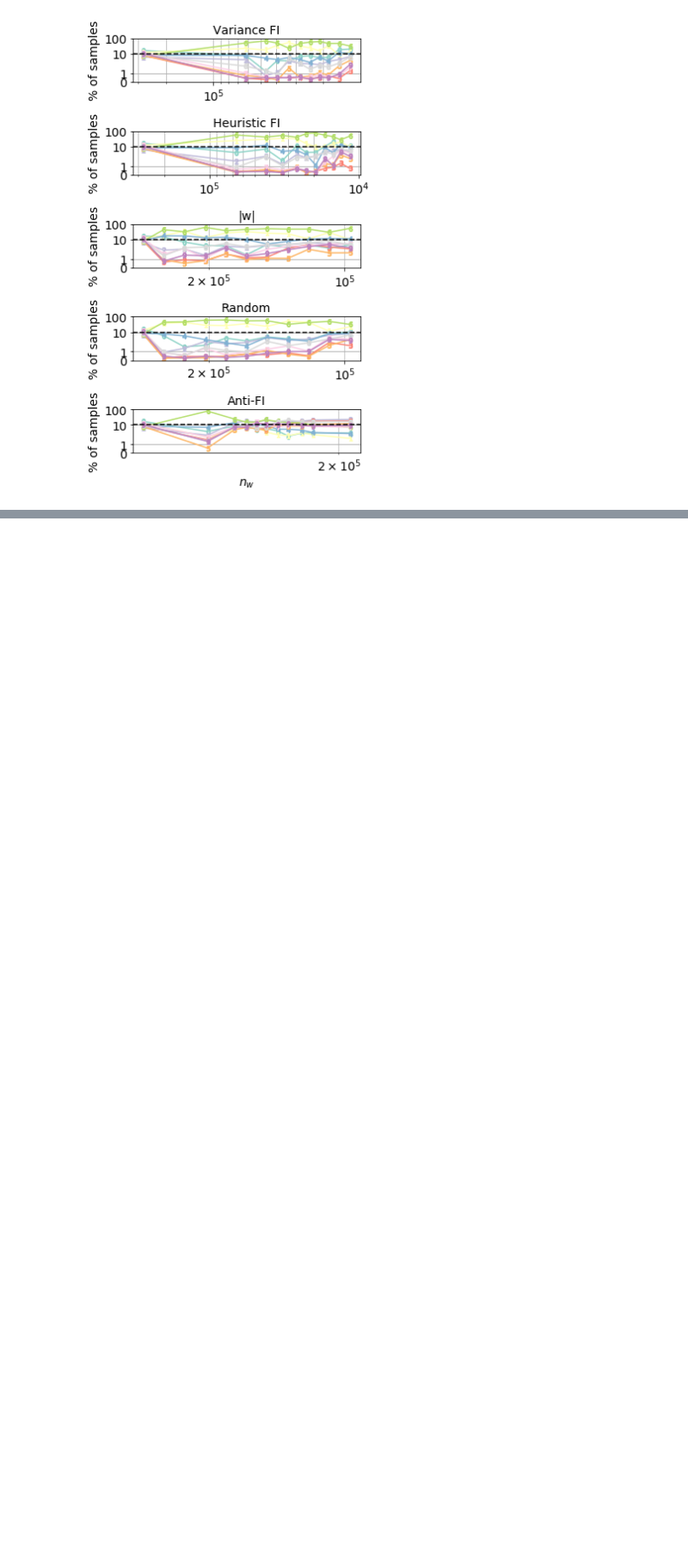
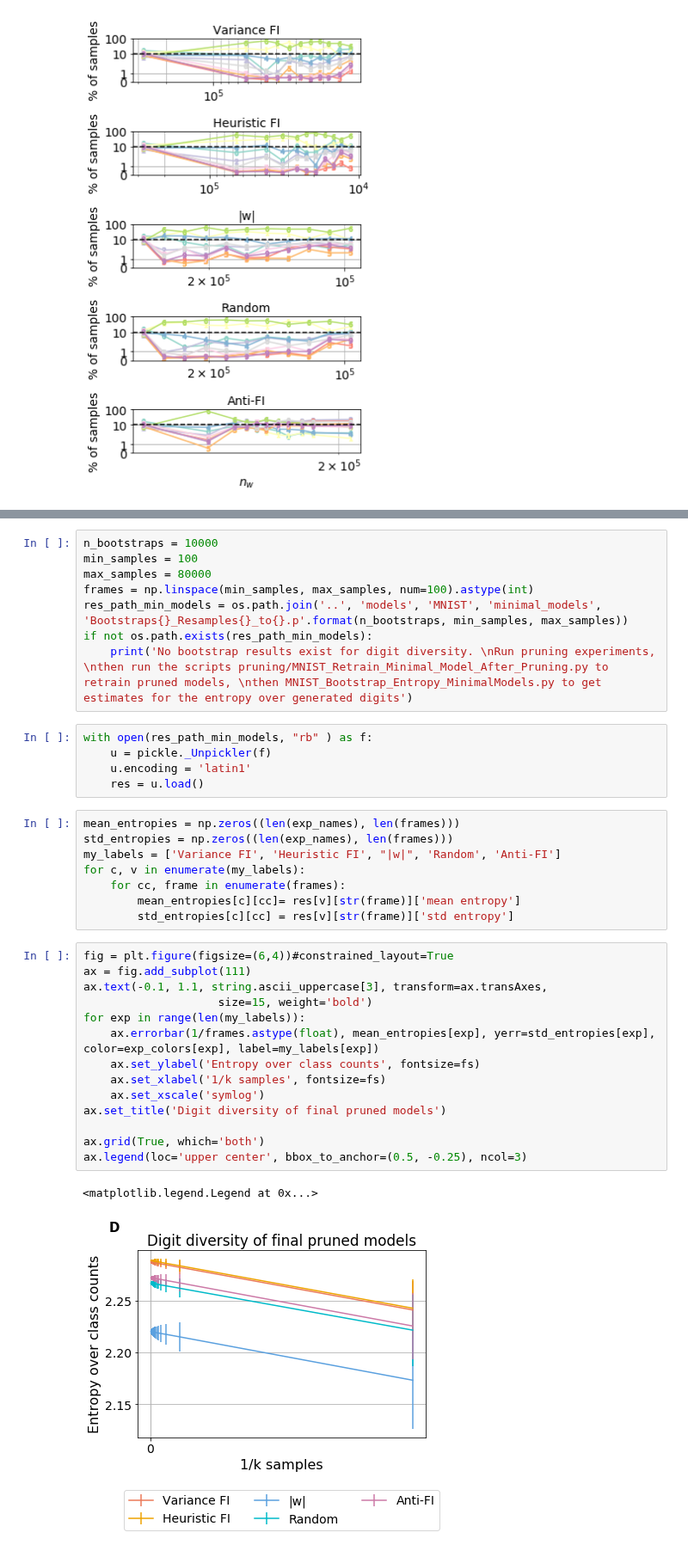
Before and after one commit to carolinscholl/boltzmann-machines, a Jupyter notebook: plotting/MNIST_DBM.ipynb, the cells around one changed output, grey strips where cells are left out. Shown at 86% size. Drawn from its saved outputs; the diff is of its cells as text; blank space fills up the shorter version.

Commit message:
added plot of figure 4D (bootstraps of digit diversity); minor fixes in plotting notebooks

```diff
--- a/plotting/MNIST_DBM.ipynb
+++ b/plotting/MNIST_DBM.ipynb
@@ -420,0 +433,38 @@ plt.show()
+# %%
+n_bootstraps = 10000
+min_samples = 100
+max_samples = 80000
+frames = np.linspace(min_samples, max_samples, num=100).astype(int)
+res_path_min_models = os.path.join('..', 'models', 'MNIST', 'minimal_models', 'Bootstraps{}_Resamples{}_to{}.p'.format(n_bootstraps, min_samples, max_samples))
+if not os.path.exists(res_path_min_models):
+    print('No bootstrap results exist for digit diversity. \nRun pruning experiments, \nthen run the scripts pruning/MNIST_Retrain_Minimal_Model_After_Pruning.py to retrain pruned models, \nthen MNIST_Bootstrap_Entropy_MinimalModels.py to get estimates for the entropy over generated digits')
+# %%
+with open(res_path_min_models, "rb" ) as f:
+    u = pickle._Unpickler(f)
+    u.encoding = 'latin1'
+    res = u.load()
+# %%
+mean_entropies = np.zeros((len(exp_names), len(frames)))
+std_entropies = np.zeros((len(exp_names), len(frames)))
+my_labels = ['Variance FI', 'Heuristic FI', "|w|", 'Random', 'Anti-FI']
+for c, v in enumerate(my_labels):
+    for cc, frame in enumerate(frames):
+        mean_entropies[c][cc]= res[v][str(frame)]['mean entropy']
+        std_entropies[c][cc] = res[v][str(frame)]['std entropy']
+# %%
+fig = plt.figure(figsize=(6,4))#constrained_layout=True
+ax = fig.add_subplot(111)
+ax.text(-0.1, 1.1, string.ascii_uppercase[3], transform=ax.transAxes,
+                    size=15, weight='bold')
+for exp in range(len(my_labels)):
+    ax.errorbar(1/frames.astype(float), mean_entropies[exp], yerr=std_entropies[exp], color=exp_colors[exp], label=my_labels[exp])
+    ax.set_ylabel('Entropy over class counts', fontsize=fs)
+    ax.set_xlabel('1/k samples', fontsize=fs)
+    ax.set_xscale('symlog')
+ax.set_title('Digit diversity of final pruned models')
+
+ax.grid(True, which='both')
+ax.legend(loc='upper center', bbox_to_anchor=(0.5, -0.25), ncol=3)
+# %% [output]
+<matplotlib.legend.Legend at 0x...>
+[figure, added]
```
Also changed, not shown: parts of 10 cells of this notebook, 1 other file.
